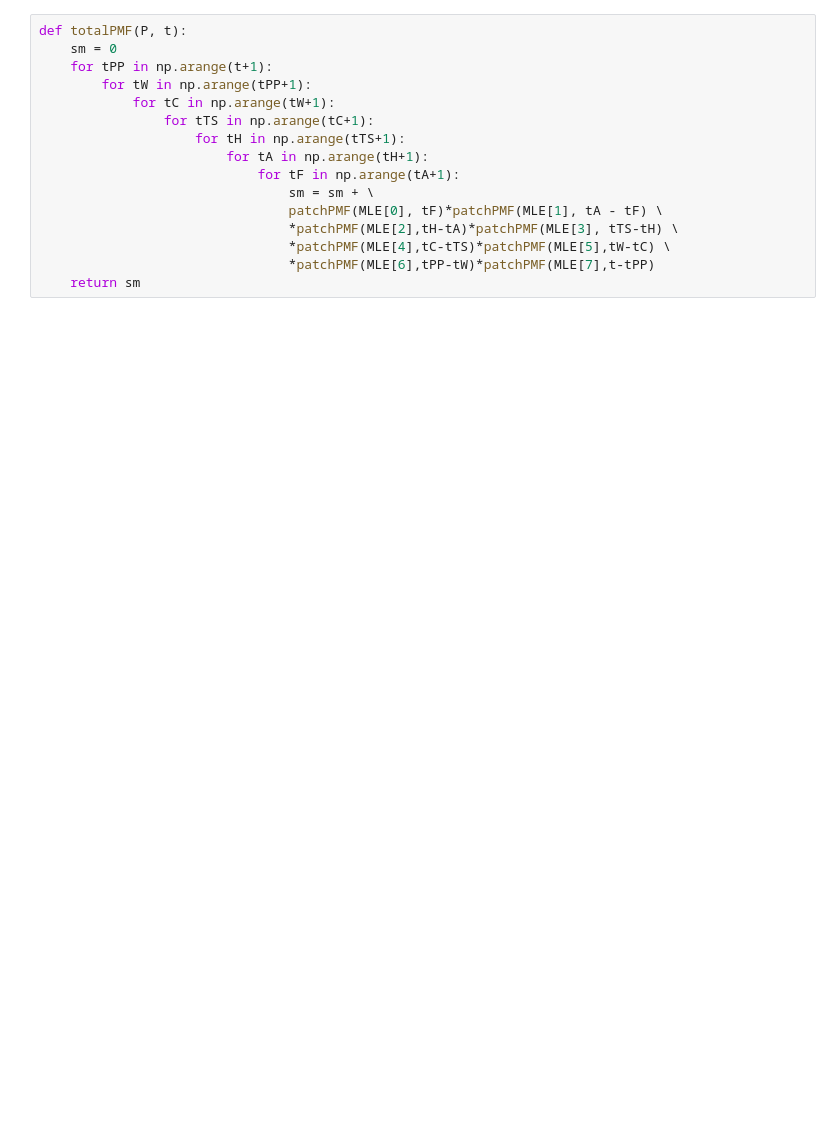
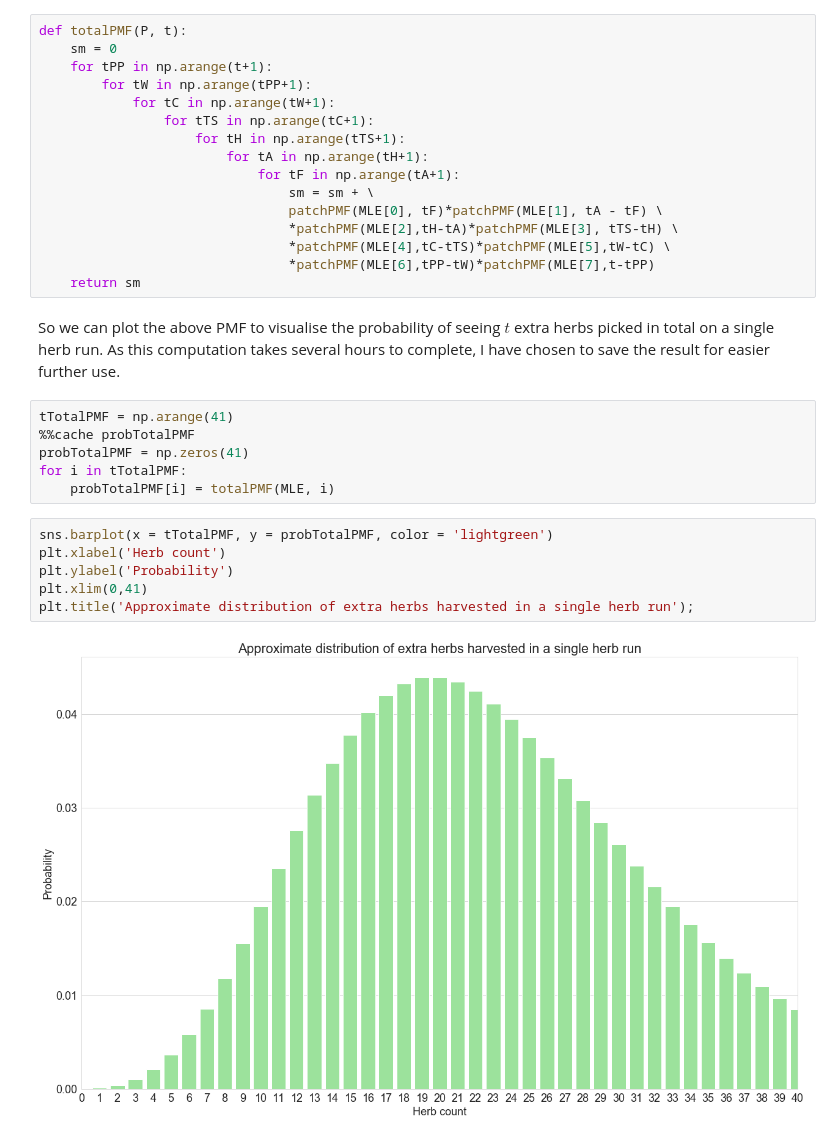
Before and after one commit to HStuklis/my-projects, a Jupyter notebook: Herb-Runs/04-Herb-Runs.ipynb, the cells around one changed output. Saved outputs shown, nothing was run; the diff lists cells and outputs as text; blank space fills up the shorter version.

```diff
--- a/Herb-Runs/04-Herb-Runs.ipynb
+++ b/Herb-Runs/04-Herb-Runs.ipynb
@@ -228,3 +233,19 @@ def totalPMF(P, t):
                                 *patchPMF(MLE[4],tC-tTS)*patchPMF(MLE[5],tW-tC) \
                                 *patchPMF(MLE[6],tPP-tW)*patchPMF(MLE[7],t-tPP)
     return sm
+# %% [markdown]
+So we can plot the above PMF to visualise the probability of seeing $t$ extra herbs picked in total on a single herb run. As this computation takes several hours to complete, I have chosen to save the result for easier further use.
+# %%
+tTotalPMF = np.arange(41)
+%%cache probTotalPMF
+probTotalPMF = np.zeros(41)
+for i in tTotalPMF:
+    probTotalPMF[i] = totalPMF(MLE, i)
+# %%
+sns.barplot(x = tTotalPMF, y = probTotalPMF, color = 'lightgreen')
+plt.xlabel('Herb count')
+plt.ylabel('Probability')
+plt.xlim(0,41)
+plt.title('Approximate distribution of extra herbs harvested in a single herb run');
+# %% [output]
+[figure, added]
```
Also changed, not shown: parts of 5 cells of this notebook, 1 other file.
